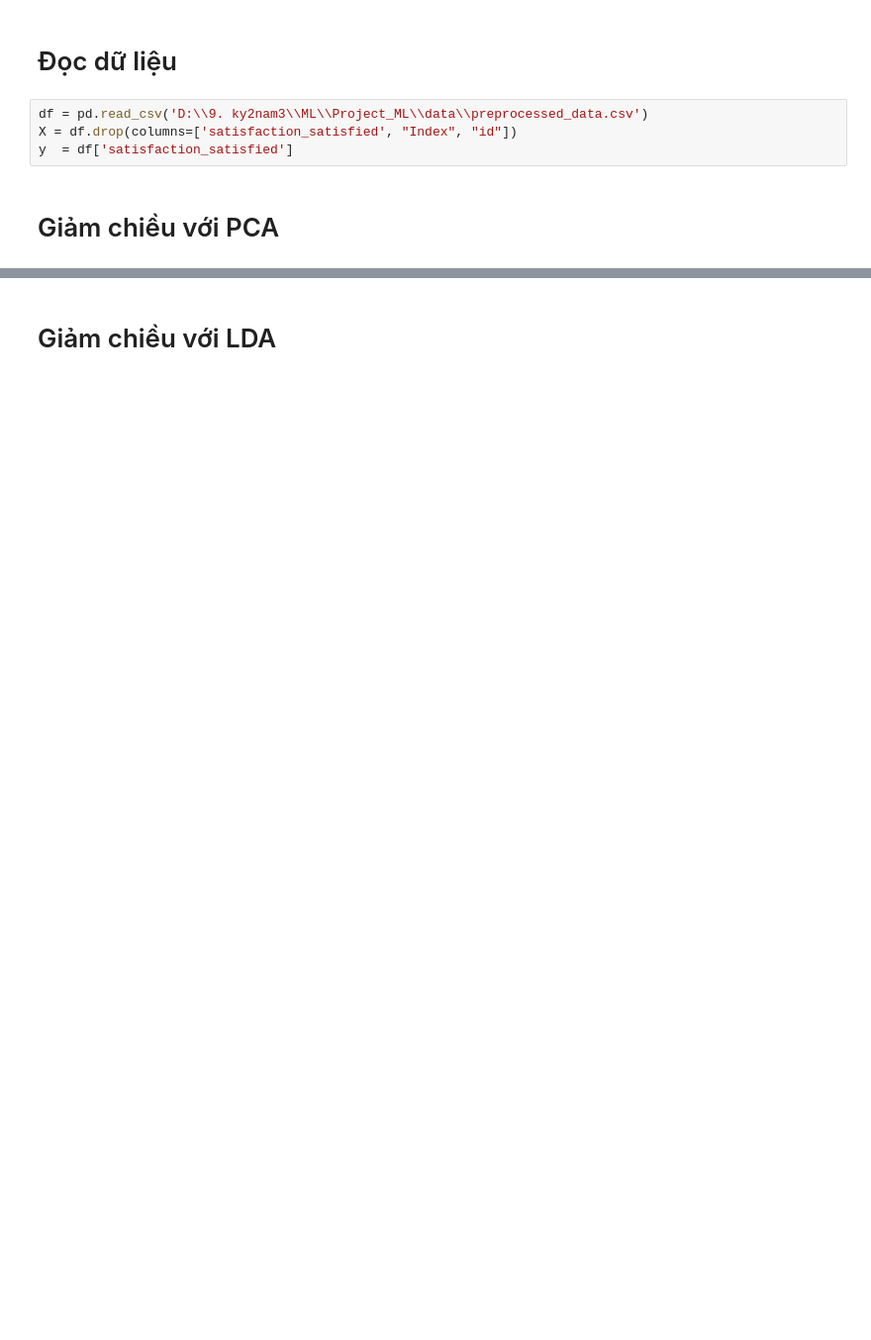
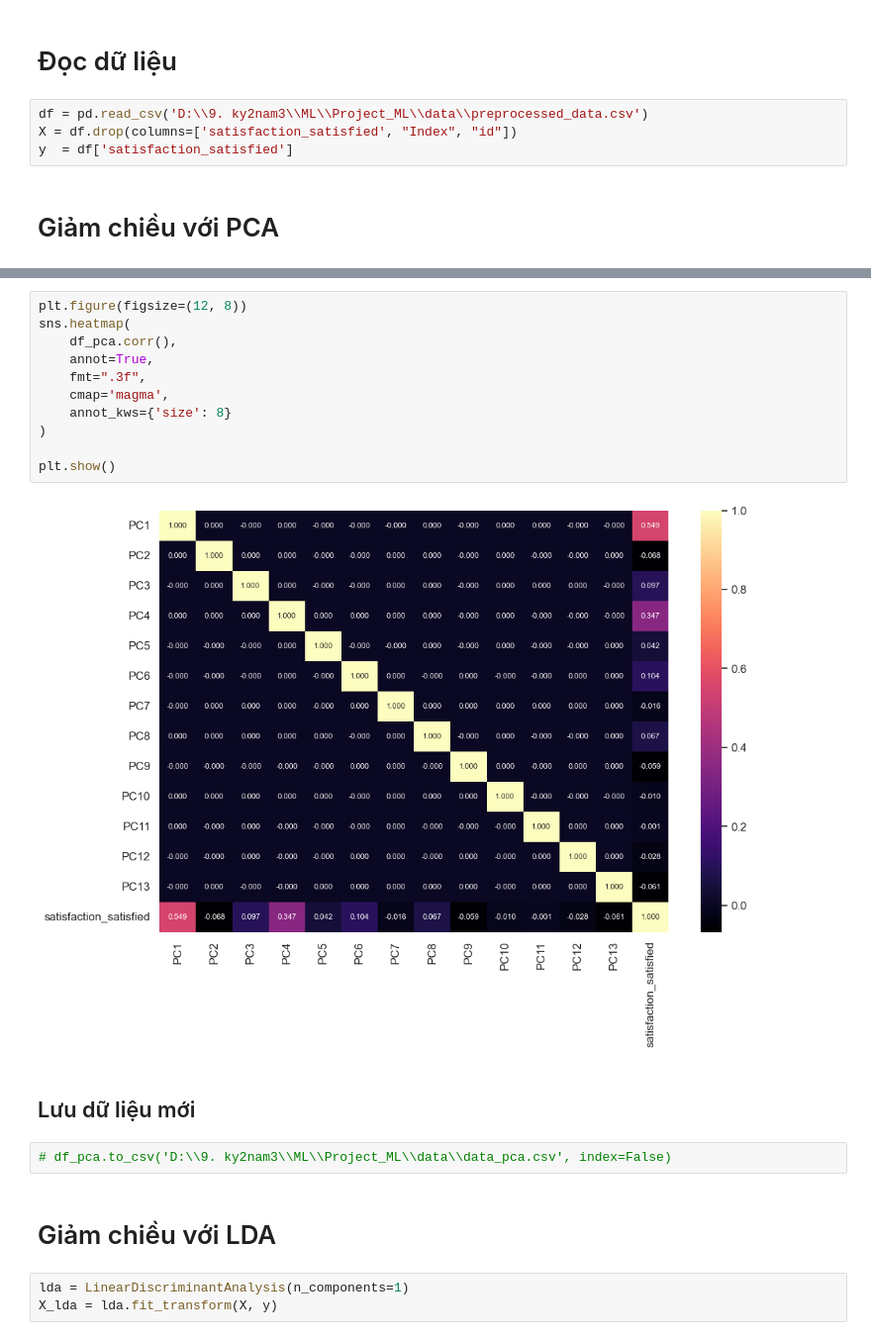
Before and after one commit to Phan-Hai/Airline_Passenger_Satisfaction_EDA, a Jupyter notebook: Notebooks/Dec.ipynb, the cells around one changed output, grey strips where cells are left out. Shown: that part at 99% size. Drawn from its saved outputs; the diff is of its cells as text; blank space fills up the shorter version.

```diff
--- a/Notebooks/Dec.ipynb
+++ b/Notebooks/Dec.ipynb
@@ -34,3 +87,23 @@ plt.show()
+# %%
+plt.figure(figsize=(12, 8))
+sns.heatmap(
+    df_pca.corr(),
+    annot=True,
+    fmt=".3f",
+    cmap='magma',
+    annot_kws={'size': 8}
+)
+
+plt.show()
+# %% [output]
+[figure, added]
+# %% [markdown]
+## Lưu dữ liệu mới
+# %%
+# df_pca.to_csv('D:\\9. ky2nam3\\ML\\Project_ML\\data\\data_pca.csv', index=False)
 # %% [markdown]
 # Giảm chiều với LDA
+# %%
+lda = LinearDiscriminantAnalysis(n_components=1)
+X_lda = lda.fit_transform(X, y)
 # %%
```
Also changed, not shown: parts of 16 cells of this notebook, 3 other files.
